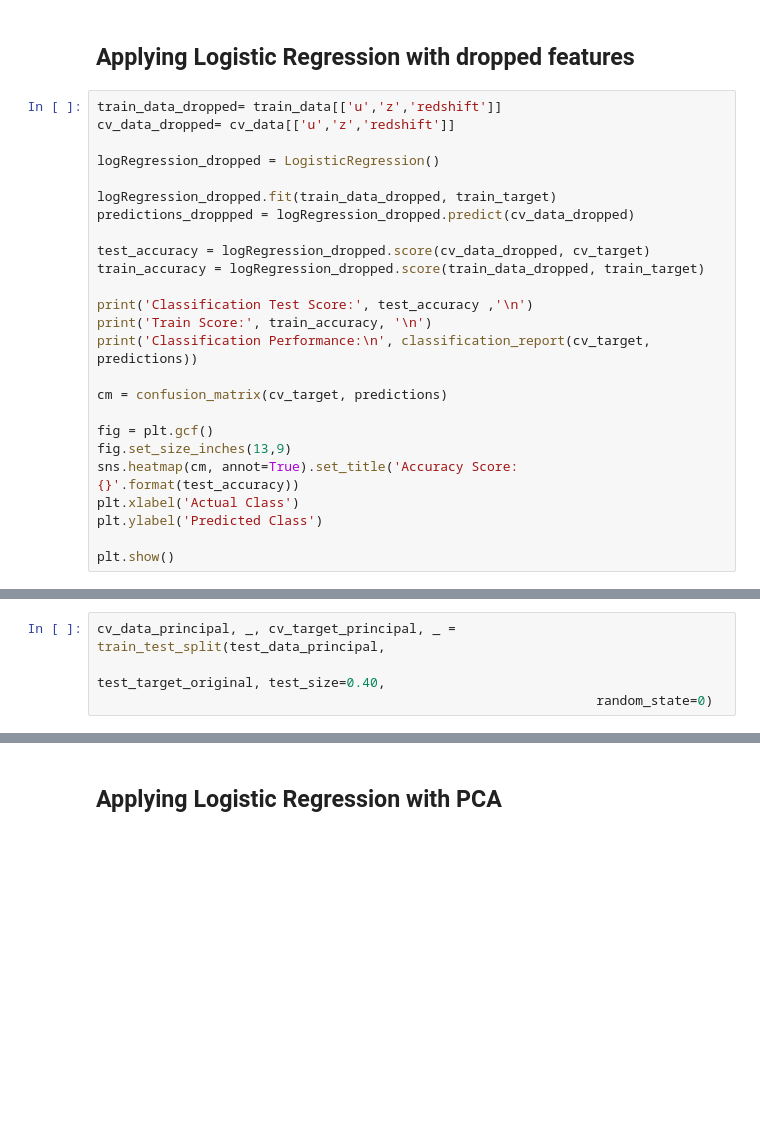
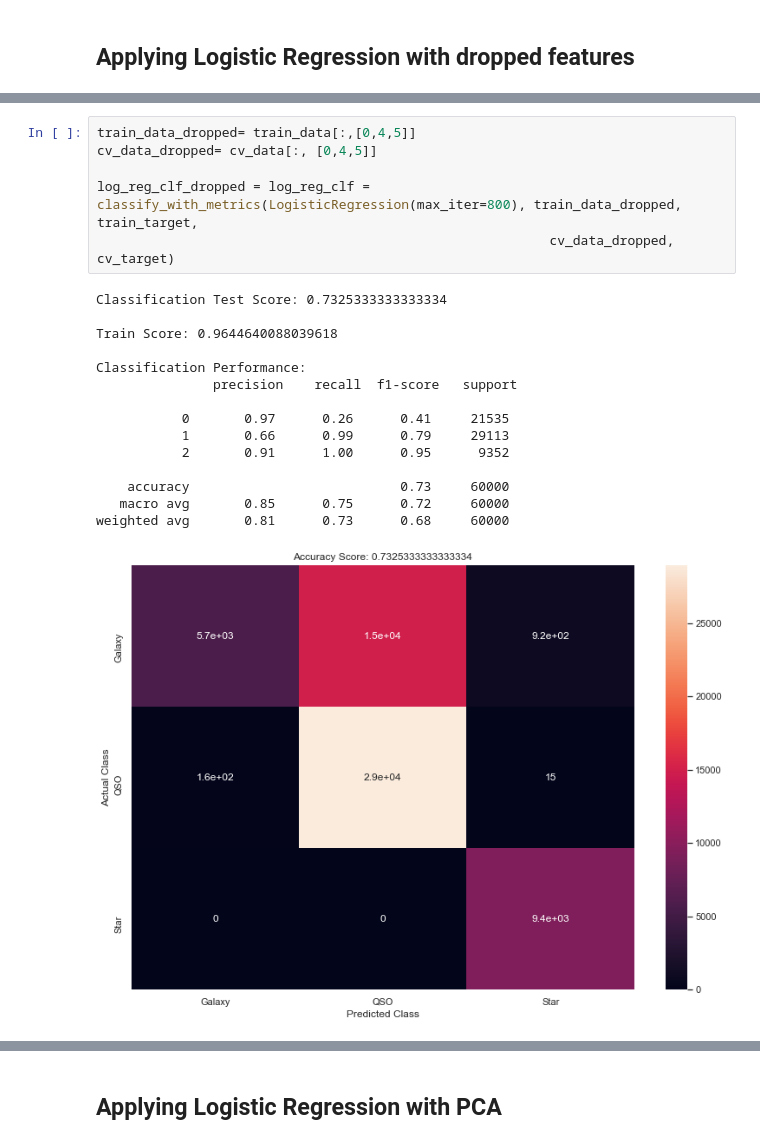
Before and after one commit to parkerashlan/Stellar-Object-Classification, a Jupyter notebook: Classifying with Logistic Regression and SVM.ipynb, the cells around one changed output, grey strips where cells are left out. Cells and saved outputs as stored; diff of their text form; blank space fills up the shorter version.

```diff
--- a/Classifying with Logistic Regression and SVM.ipynb
+++ b/Classifying with Logistic Regression and SVM.ipynb
@@ -541,27 +522,2 @@ The classification test score ended up only being 72% which is not the best. It
 # %% [markdown]
 ## Applying Logistic Regression with dropped features
-# %%
-train_data_dropped= train_data[['u','z','redshift']]
-cv_data_dropped= cv_data[['u','z','redshift']]
-
-logRegression_dropped = LogisticRegression()
-
-logRegression_dropped.fit(train_data_dropped, train_target)
-predictions_droppped = logRegression_dropped.predict(cv_data_dropped)
-
-test_accuracy = logRegression_dropped.score(cv_data_dropped, cv_target)
-train_accuracy = logRegression_dropped.score(train_data_dropped, train_target)
-
-print('Classification Test Score:', test_accuracy ,'\n')
-print('Train Score:', train_accuracy, '\n')
-print('Classification Performance:\n', classification_report(cv_target, predictions))
-
-cm = confusion_matrix(cv_target, predictions)
-
-fig = plt.gcf()
-fig.set_size_inches(13,9)
-sns.heatmap(cm, annot=True).set_title('Accuracy Score: {}'.format(test_accuracy))
-plt.xlabel('Actual Class')
-plt.ylabel('Predicted Class')
-
-plt.show()
@@ -584,4 +524,22 @@ weighted avg       0.81      0.72      0.67     60000
-# %%
-cv_data_principal, _, cv_target_principal, _ = train_test_split(test_data_principal,
-                                                                test_target_original, test_size=0.40,
-                                                                random_state=0)
+# %%
+train_data_dropped= train_data[:,[0,4,5]]
+cv_data_dropped= cv_data[:, [0,4,5]]
+
+log_reg_clf_dropped = log_reg_clf = classify_with_metrics(LogisticRegression(max_iter=800), train_data_dropped, train_target,
+                                                          cv_data_dropped, cv_target)
+# %% [output]
+Classification Test Score: 0.7325333333333334
+
+Train Score: 0.9644640088039618
+
+Classification Performance:
+               precision    recall  f1-score   support
+
+           0       0.97      0.26      0.41     21535
+           1       0.66      0.99      0.79     29113
+           2       0.91      1.00      0.95      9352
+
+    accuracy                           0.73     60000
+   macro avg       0.85      0.75      0.72     60000
+weighted avg       0.81      0.73      0.68     60000
+[figure, added]
```
Also changed, not shown: parts of 43 cells of this notebook.
